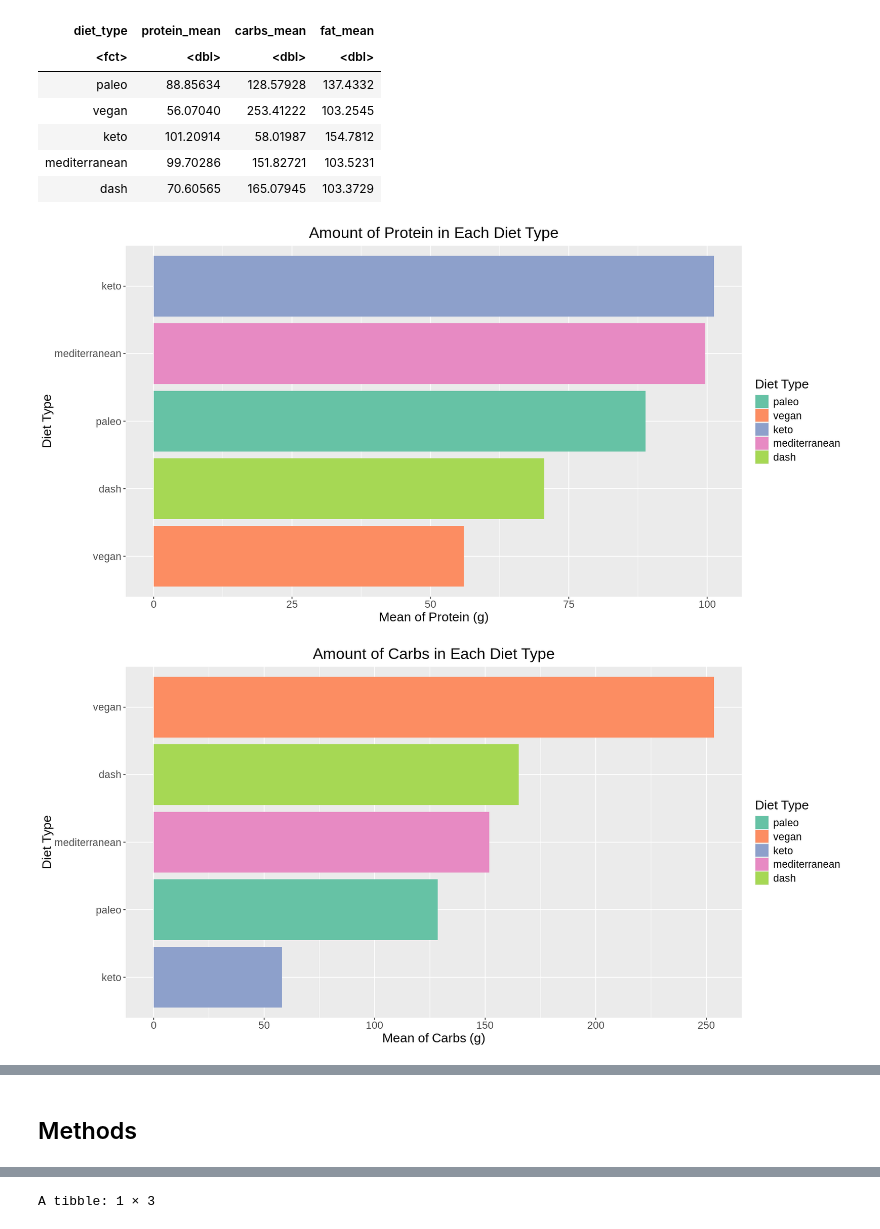
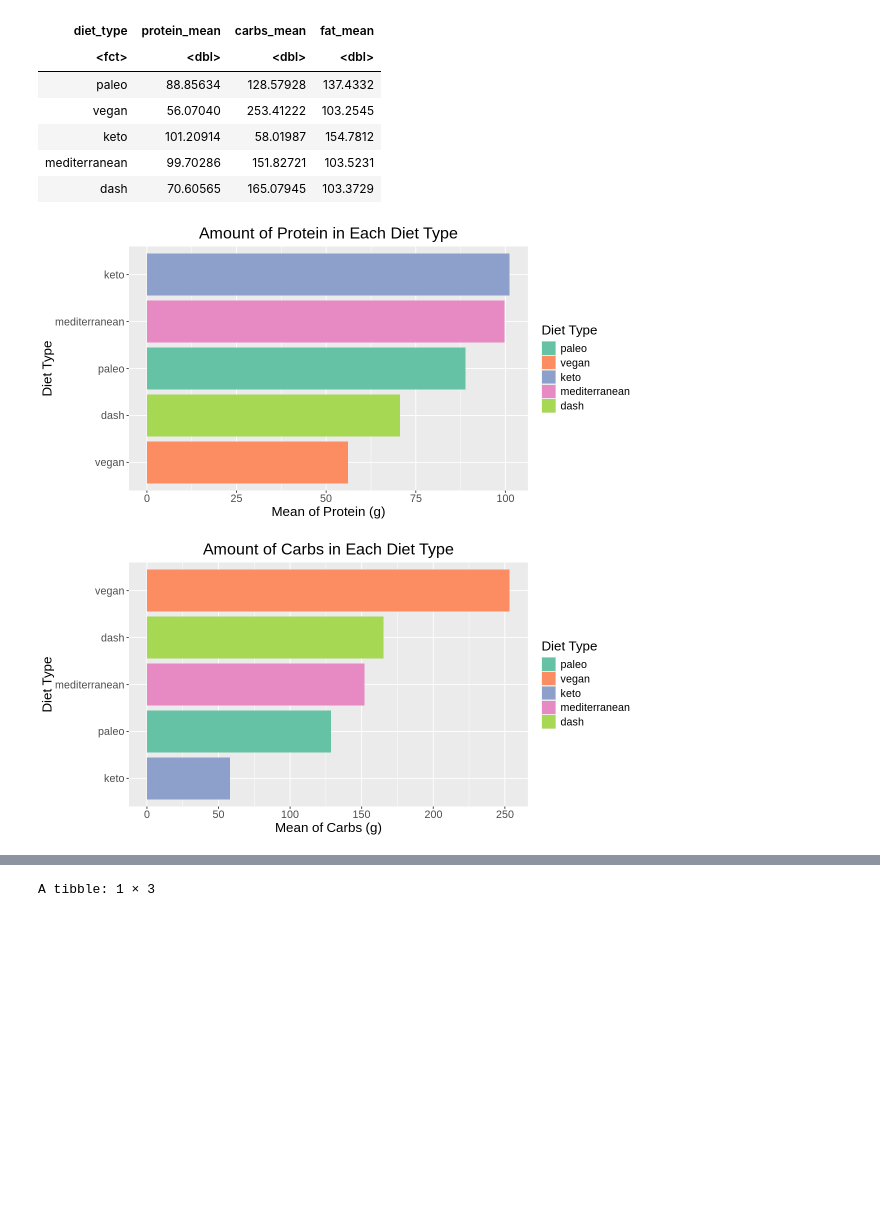
Before and after one commit to mwang516/Foodies, a Jupyter notebook: DSCI 100 Group 10 Project Proposal.ipynb, the cells around one changed output, grey strips where cells are left out. Cells and saved outputs as stored; diff of their text form; code cells hidden in the pictures; blank space fills up the shorter version.

```diff
--- a/DSCI 100 Group 10 Project Proposal.ipynb
+++ b/DSCI 100 Group 10 Project Proposal.ipynb
@@ -125,7 +127,7 @@ A tibble: 5 × 4
 | mediterranean | 99.70286 | 151.82721 | 103.5231 |
 | dash | 70.60565 | 165.07945 | 103.3729 |
 # %%
-options(repr.plot.width = 14, repr.plot.height = 7)
+options(repr.plot.width = 10, repr.plot.height = 5)
 
 diets_protein_plot <- diets_nutrition_avg |>
     ggplot(aes(x = protein_mean, y = fct_reorder(diet_type, protein_mean), fill = diet_type)) +
@@ -133,32 +135,35 @@ diets_protein_plot <- diets_nutrition_avg |>
     xlab("Mean of Protein (g)") +
     ylab("Diet Type") +
     labs(fill = "Diet Type") +
     scale_fill_brewer(palette = 'Set2') +
     ggtitle("Amount of Protein in Each Diet Type") +
     theme(text = element_text(size = 16), plot.title = element_text(hjust = 0.5))
 diets_protein_plot
 
 diets_carbs_plot <- diets_nutrition_avg |>
     ggplot(aes(x = carbs_mean, y = fct_reorder(diet_type, carbs_mean), fill = diet_type)) +
     geom_bar(stat = "identity") +
     xlab("Mean of Carbs (g)") +
     ylab("Diet Type") +
     labs(fill = "Diet Type") +
     scale_fill_brewer(palette = 'Set2') +
     ggtitle("Amount of Carbs in Each Diet Type") +
     theme(text = element_text(size = 16), plot.title = element_text(hjust = 0.5))
 diets_carbs_plot
 
 diets_fat_plot <- diets_nutrition_avg |>
     ggplot(aes(x = fat_mean, y = fct_reorder(diet_type, fat_mean), fill = diet_type)) +
     geom_bar(stat = "identity") +
     xlab("Mean of Fat (g)") +
     ylab("Diet Type") +
     labs(fill = "Diet Type") +
     scale_fill_brewer(palette = 'Set2') +
     ggtitle("Amount of Fat in Each Diet Type") +
     theme(text = element_text(size = 16), plot.title = element_text(hjust = 0.5))
 diets_fat_plot
+
+# Here, we are plotting three separate bar plots, each belonging to a separate nutritonal category. We are doing this in order to visualize how much of it
+# is in each diet, therefore allowing us to make good predictions about the outcomes of the predictions for each diet type.
 # %% [output]
-[figure, old version]
+[figure, new version]
-[figure, old version]
+[figure, new version]
@@ -166,2 +170,0 @@ diets_fat_plot
-# %% [markdown]
-## Methods
```
Also changed, not shown: parts of 16 cells of this notebook.
